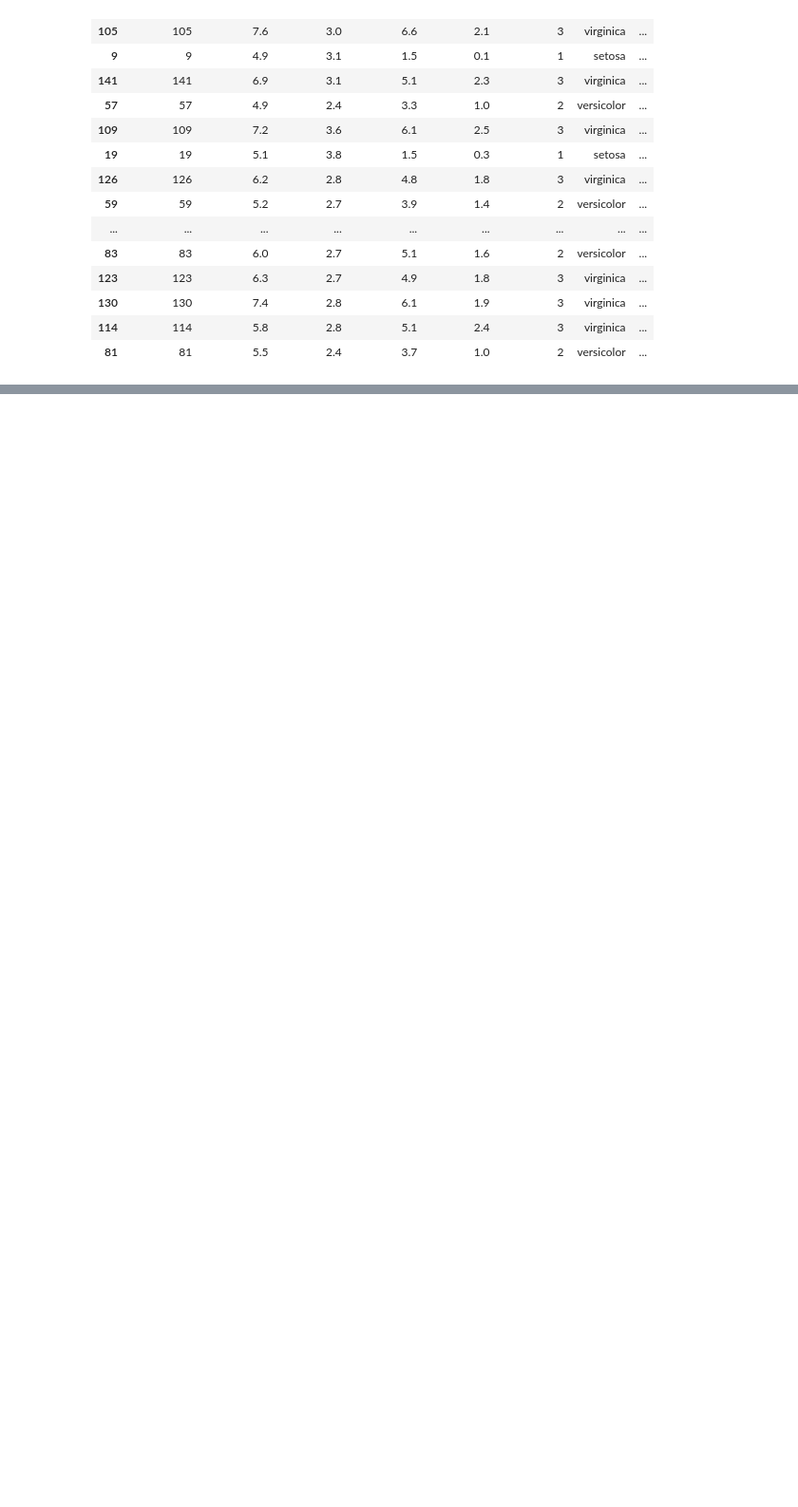
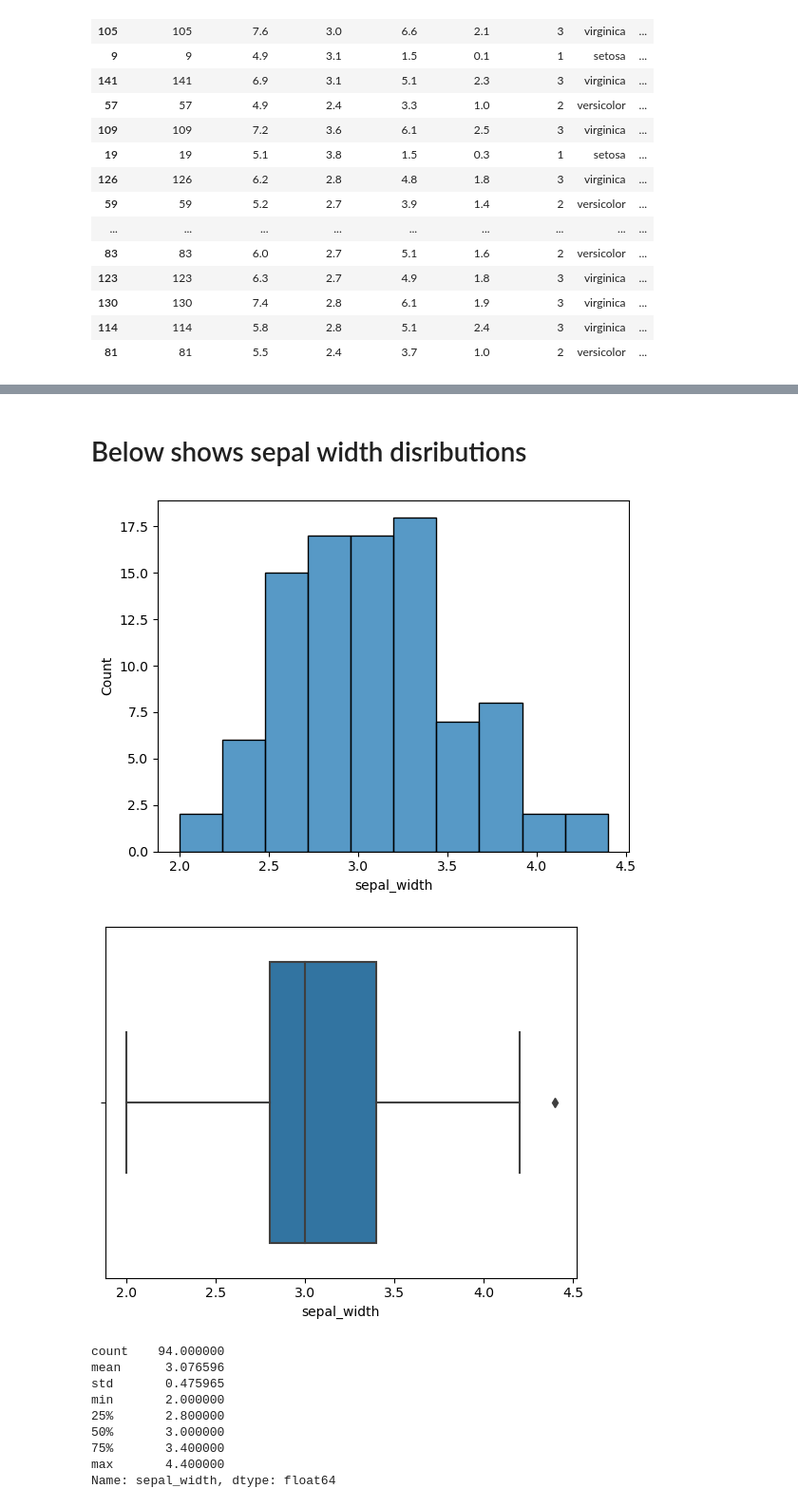
Before and after one commit to wherrickjr/classification-exercises, a Jupyter notebook: classification_exercises.ipynb, the cells around one changed output, grey strips where cells are left out. Shown at 95% size. Drawn from its saved outputs; the diff is of its cells as text; code cells hidden in the pictures; blank space fills up the shorter version.

```diff
--- a/classification_exercises.ipynb
+++ b/classification_exercises.ipynb
@@ -1021,0 +721,20 @@ stats.chi2_contingency(observed)
+# %% [markdown]
+# Below shows sepal width disributions
+# %%
+sns.histplot(train.sepal_width)
+plt.show()
+sns.boxplot(train.sepal_width)
+plt.show()
+train.sepal_width.describe()
+# %% [output]
+[figure, added]
+[figure, added]
+count    94.000000
+mean      3.076596
+std       0.475965
+min       2.000000
+25%       2.800000
+50%       3.000000
+75%       3.400000
+max       4.400000
+Name: sepal_width, dtype: float64
```
Also changed, not shown: parts of 126 cells of this notebook.
